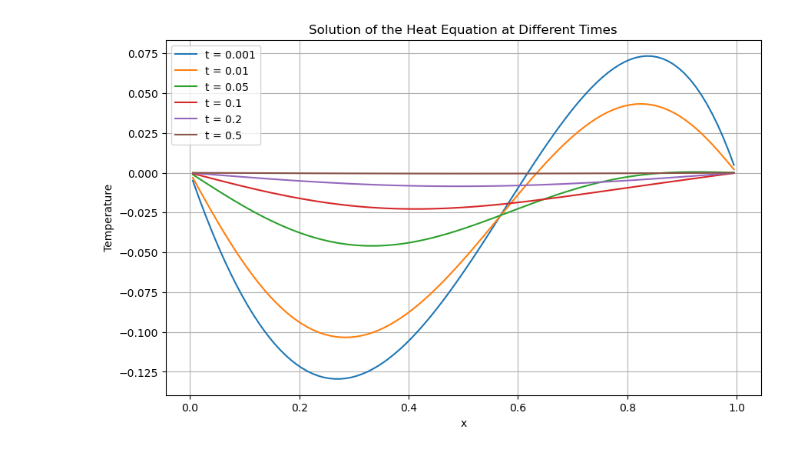
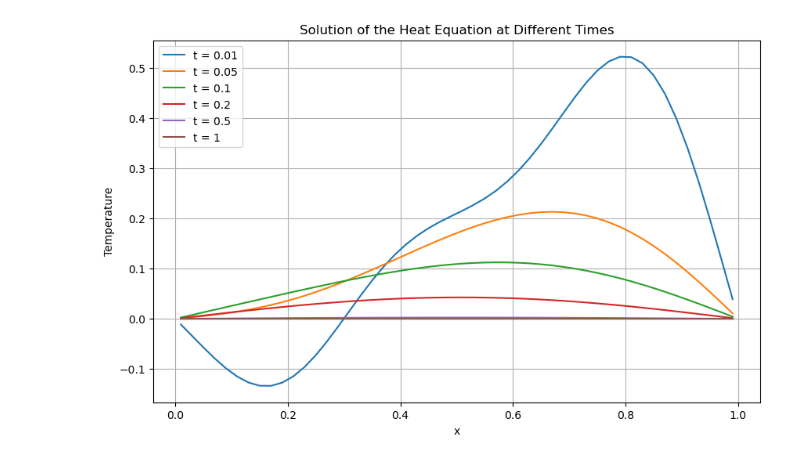
Before and after one commit to zf-wei/DON, a Jupyter notebook: 20241109 解热方程.ipynb, the cells around one changed output. Saved outputs shown, nothing was run; the diff lists cells and outputs as text; code cells hidden in the pictures.

```diff
--- a/20241109 解热方程.ipynb
+++ b/20241109 解热方程.ipynb
@@ -0,0 +37,17 @@
+# %%
+# In this cell, we load initial conditions generated from a Gaussian random function.
+import numpy as np
+import os
+
+# Define the directory where you want to save the file
+save_directory = os.path.join(os.getcwd(), 'data')
+
+# Create the directory if it does not exist
+if not os.path.exists(save_directory):
+    os.makedirs(save_directory)
+
+file_name = f'heat_initials_{len(cell_centers)}.npy'
+# Define the file path
+file_path = os.path.join(save_directory, file_name)
+
+initials = np.load(file_path)
@@ -1,8 +81,9 @@
 # %%
+# In this cell, we define a function to solve the heat equation with the initial conditions.
 import fipy as fp
 from tqdm.notebook import tqdm
 
-def solve_heat_equation(initial_values, t, alpha=1.0, nx=50):
+def solve_heat_equation(initial_value, t, alpha=1.0, nx=50):
     """
     Solve the heat equation u_t = alpha * u_xx with given initial conditions and 0 boundary conditions on [0, 1].
 
@@ -25,7 +106,7 @@ def solve_heat_equation(initial_values, t, alpha=1.0, nx=50):
     temperature = fp.CellVariable(name="Temperature", mesh=mesh)
 
     # Set initial condition
-    temperature.setValue(initial_values)
+    temperature.setValue(initial_value)
 
     # Step 3: Define the equation for the heat equation
     eq = fp.TransientTerm() == alpha * fp.DiffusionTerm(coeff=alpha)
@@ -92,19 +126,21 @@ plt.show()
 # %%
+# In this function, we try the solve_heat_equation function and plot the results at different time values.
+
 # Define the time values to plot
-time_values = [0.001, 0.01, 0.05, 0.1, 0.2, 0.5]
+time_values = [0.01, 0.05, 0.1, 0.2, 0.5, 1]
 
 # Plot the results for different time values
 plt.figure(figsize=(10, 6))
 for time in time_values:
-    result = solve_heat_equation(initial_values, t=time, nx=n_points)
+    result = solve_heat_equation(initials[1], t=time, nx=n_points)
     plt.plot(cell_centers, result.value, label=f't = {time}')
 
 plt.xlabel('x')
 plt.ylabel('Temperature')
 plt.title('Solution of the Heat Equation at Different Times')
 plt.legend()
 plt.grid(True)
 plt.show()
 # %% [output]
-[figure, old version]
+[figure, new version]
 # %%
```
Also changed, not shown: parts of 11 cells of this notebook, 7 other files.
